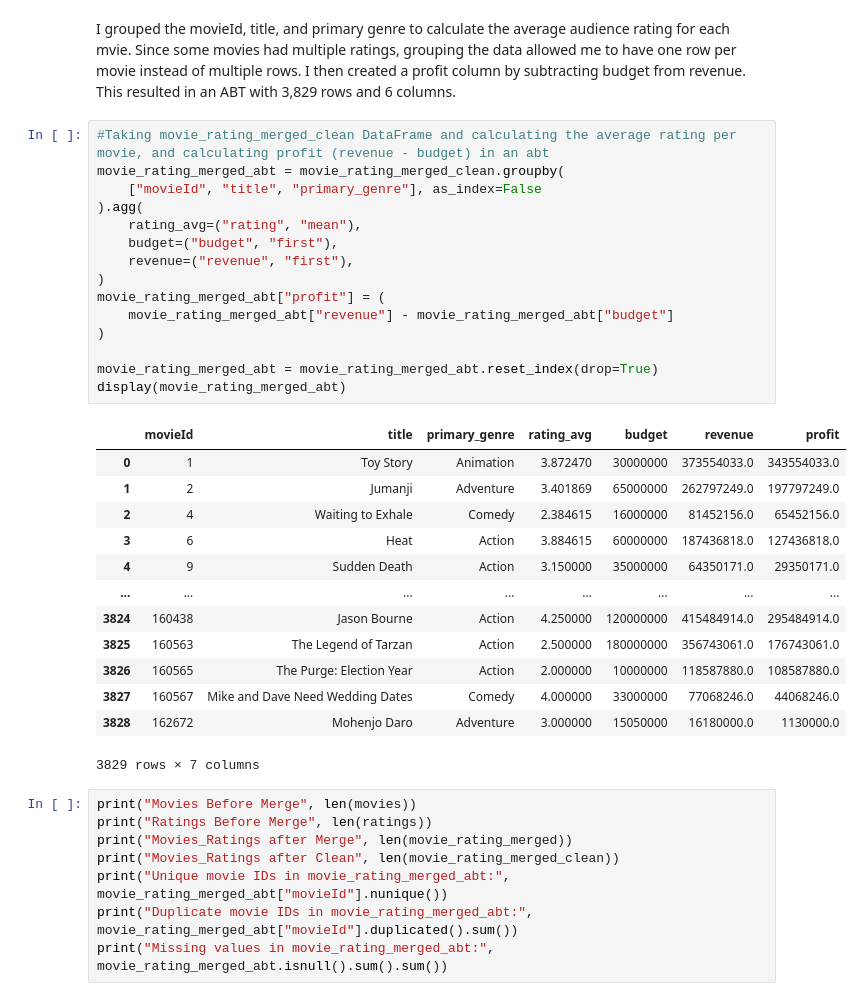
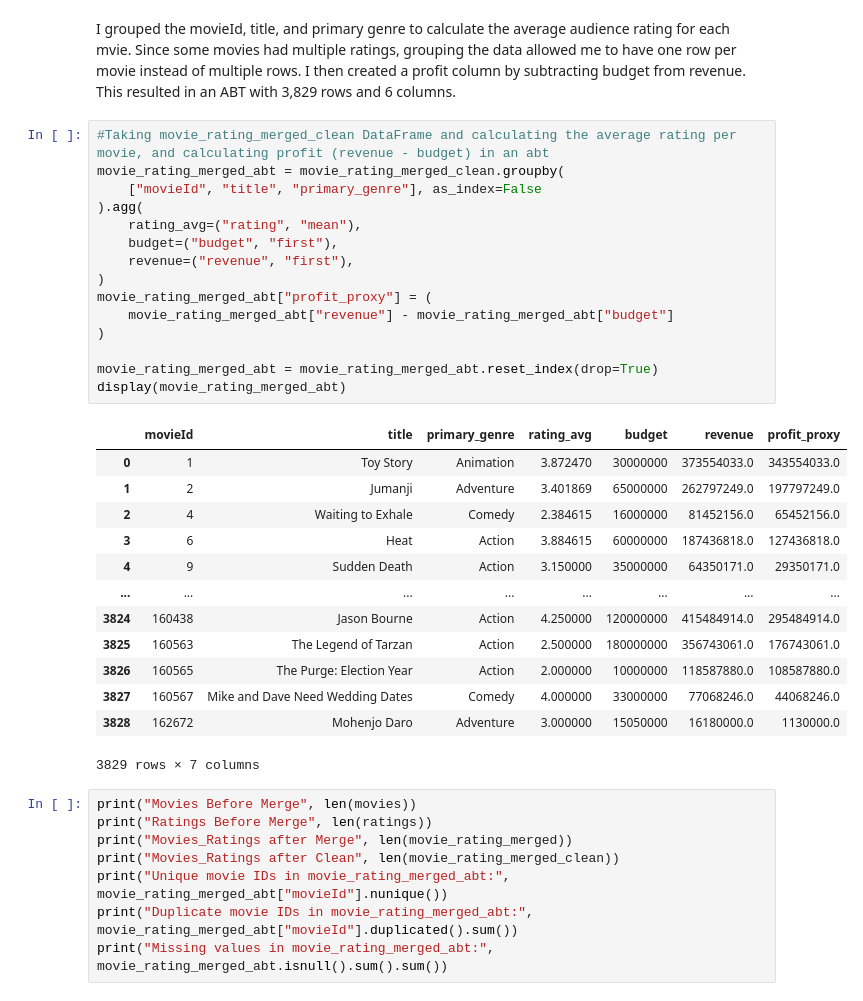
Before and after one commit to mlholg99/ban6003-project-movie-template-Meagan_Holguin, a Jupyter notebook: notebooks/movies_project_starter.ipynb, the cells around one changed output. Cells and saved outputs as stored; diff of their text form.

```diff
--- a/notebooks/movies_project_starter.ipynb
+++ b/notebooks/movies_project_starter.ipynb
@@ -527,20 +527,20 @@ I grouped the movieId, title, and primary genre to calculate the average audienc
 # %%
 #Taking movie_rating_merged_clean DataFrame and calculating the average rating per movie, and calculating profit (revenue - budget) in an abt
 movie_rating_merged_abt = movie_rating_merged_clean.groupby(
     ["movieId", "title", "primary_genre"], as_index=False
 ).agg(
     rating_avg=("rating", "mean"),
     budget=("budget", "first"),
     revenue=("revenue", "first"),
 )
-movie_rating_merged_abt["profit"] = (
+movie_rating_merged_abt["profit_proxy"] = (
     movie_rating_merged_abt["revenue"] - movie_rating_merged_abt["budget"]
 )
 
 movie_rating_merged_abt = movie_rating_merged_abt.reset_index(drop=True)
 display(movie_rating_merged_abt)
 # %% [output]
-|  | movieId | title | primary_genre | rating_avg | budget | revenue | profit |
+|  | movieId | title | primary_genre | rating_avg | budget | revenue | profit_proxy |
 | 0 | 1 | Toy Story | Animation | 3.872470 | 30000000 | 373554033.0 | 343554033.0 |
 | 1 | 2 | Jumanji | Adventure | 3.401869 | 65000000 | 262797249.0 | 197797249.0 |
 | 2 | 4 | Waiting to Exhale | Comedy | 2.384615 | 16000000 | 81452156.0 | 65452156.0 |
```
Also changed, not shown: parts of 15 cells of this notebook.
